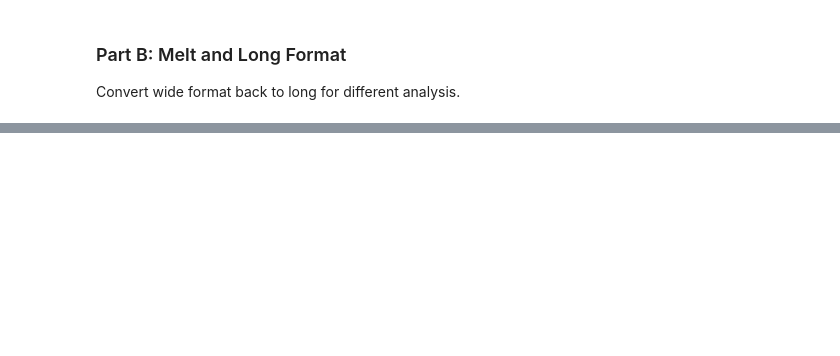
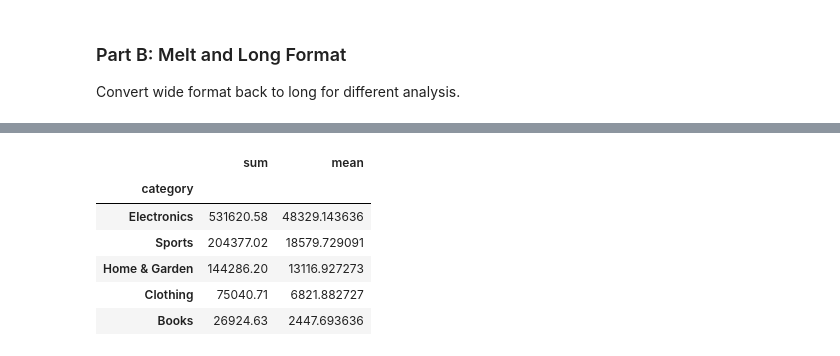
Before and after one commit to UCSF-DataSci/ds217-06-wrangling-bnishimine, a Jupyter notebook: assignment.ipynb, the cells around one changed output, grey strips where cells are left out. Saved outputs shown, nothing was run; the diff lists cells and outputs as text; code cells hidden in the pictures; blank space fills up the shorter version.

```diff
--- a/assignment.ipynb
+++ b/assignment.ipynb
@@ -440,10 +481,18 @@ display(sales_long.head(15))
 # %%
 # TODO: Calculate summary statistics using the long format
 # Group by category and calculate total sales, average monthly sales
 # Hint: Use .groupby('category')['sales'].agg(['sum', 'mean']) and sort by sum descending
-category_summary = None
+category_summary = sales_long.groupby('category')['sales'].agg(['sum', 'mean']).sort_values(by='sum', ascending=False)
 
 display(category_summary)
+# %% [output]
+|  | sum | mean |
+| category |  |  |
+| Electronics | 531620.58 | 48329.143636 |
+| Sports | 204377.02 | 18579.729091 |
+| Home & Garden | 144286.20 | 13116.927273 |
+| Clothing | 75040.71 | 6821.882727 |
+| Books | 26924.63 | 2447.693636 |
 # %%
 # Create final analysis report
 analysis_report = f"""
```
Also changed, not shown: parts of 7 cells of this notebook, 3 other files.
